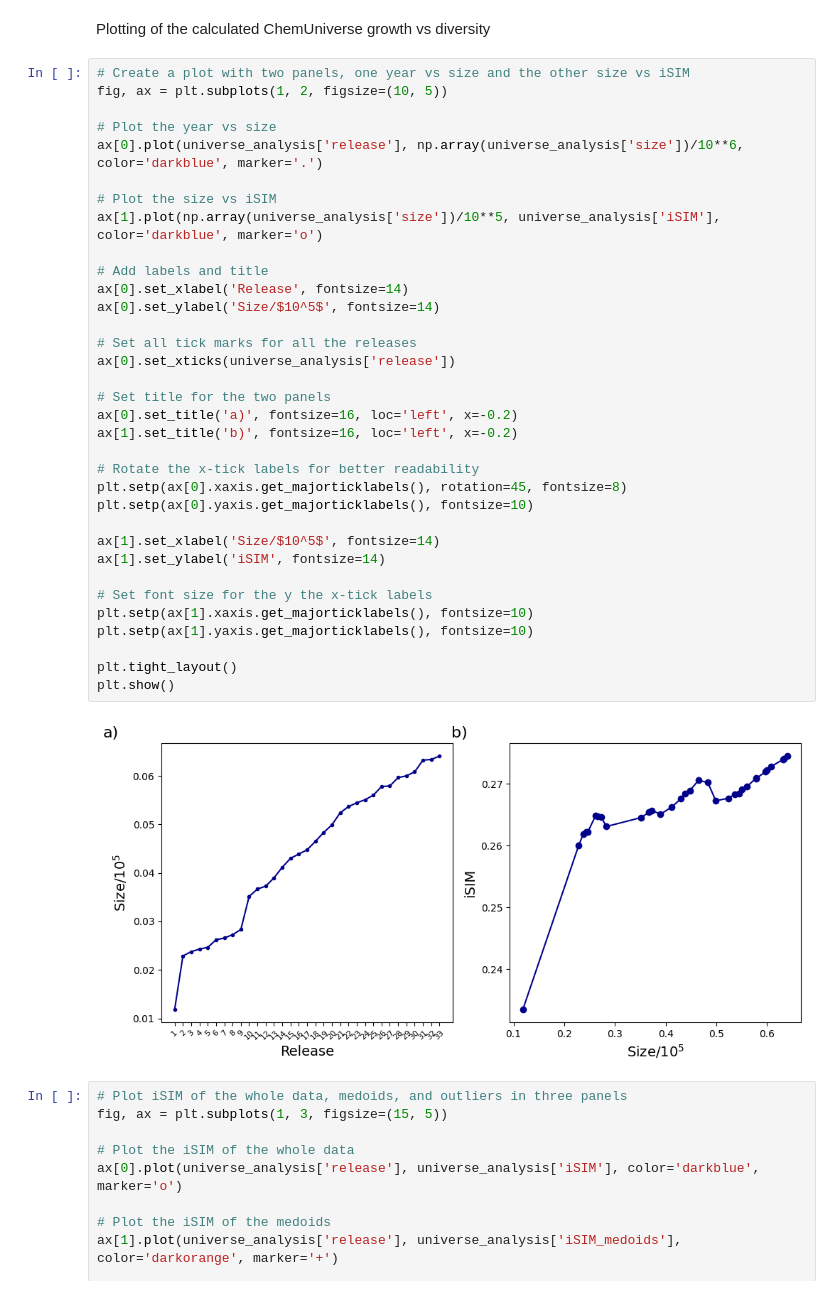
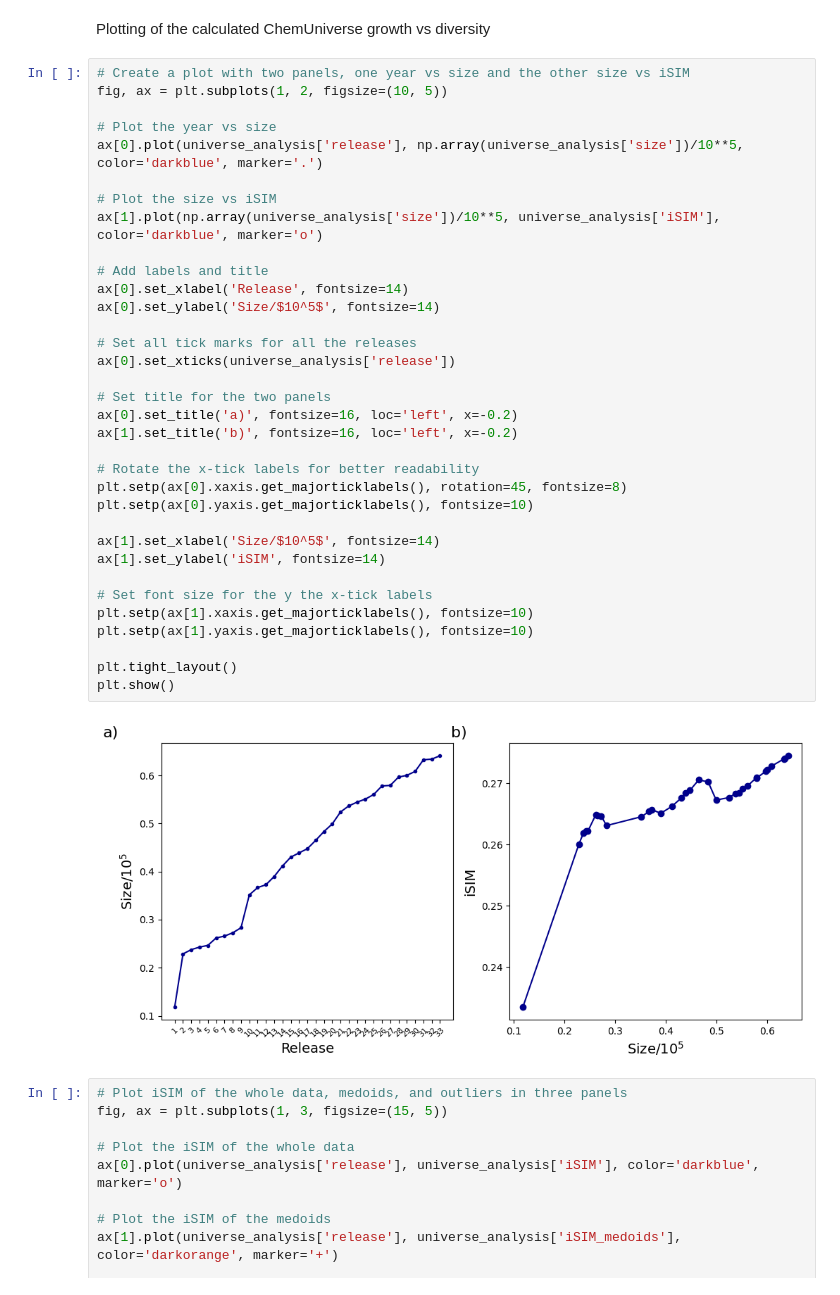
Before and after one commit to klopezperez/ChemUniverse, a Jupyter notebook: chem_universe.ipynb, the cells around one changed output. Cells and saved outputs as stored; diff of their text form.

Commit message:
corrected size labels

```diff
--- a/chem_universe.ipynb
+++ b/chem_universe.ipynb
@@ -69,37 +69,37 @@ Plotting of the calculated ChemUniverse growth vs diversity
 fig, ax = plt.subplots(1, 2, figsize=(10, 5))
 
 # Plot the year vs size
-ax[0].plot(universe_analysis['release'], np.array(universe_analysis['size'])/10**6, color='darkblue', marker='.')
+ax[0].plot(universe_analysis['release'], np.array(universe_analysis['size'])/10**5, color='darkblue', marker='.')
 
 # Plot the size vs iSIM
 ax[1].plot(np.array(universe_analysis['size'])/10**5, universe_analysis['iSIM'], color='darkblue', marker='o')
 
 # Add labels and title
 ax[0].set_xlabel('Release', fontsize=14)
 ax[0].set_ylabel('Size/$10^5$', fontsize=14)
 
 # Set all tick marks for all the releases
 ax[0].set_xticks(universe_analysis['release'])
 
 # Set title for the two panels
 ax[0].set_title('a)', fontsize=16, loc='left', x=-0.2)
 ax[1].set_title('b)', fontsize=16, loc='left', x=-0.2)
 
 # Rotate the x-tick labels for better readability
 plt.setp(ax[0].xaxis.get_majorticklabels(), rotation=45, fontsize=8)
 plt.setp(ax[0].yaxis.get_majorticklabels(), fontsize=10)
 
 ax[1].set_xlabel('Size/$10^5$', fontsize=14)
 ax[1].set_ylabel('iSIM', fontsize=14)
 
 # Set font size for the y the x-tick labels
 plt.setp(ax[1].xaxis.get_majorticklabels(), fontsize=10)
 plt.setp(ax[1].yaxis.get_majorticklabels(), fontsize=10)
 
 plt.tight_layout()
 plt.show()
 # %% [output]
-[figure, old version]
+[figure, new version]
 # %%
 # Plot iSIM of the whole data, medoids, and outliers in three panels
 fig, ax = plt.subplots(1, 3, figsize=(15, 5))
```
Also changed, not shown: parts of 4 cells of this notebook.
